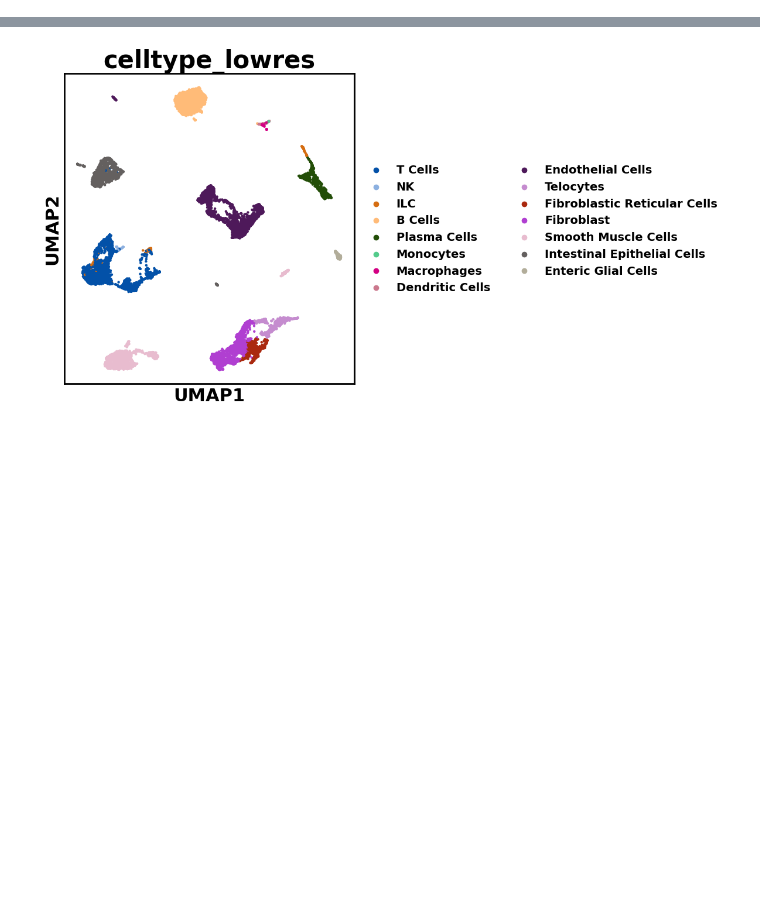
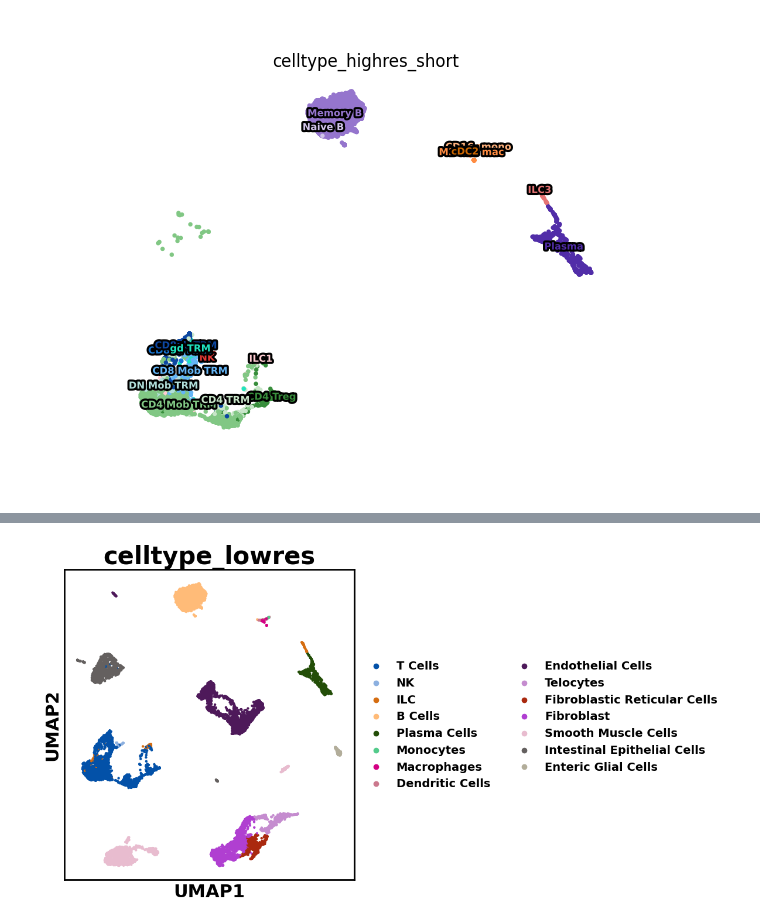
Before and after one commit to Ran-x2/gut-liver-whole-tissue, a Jupyter notebook: gut_visualization.ipynb, the cells around one changed output, grey strips where cells are left out. Drawn from its saved outputs; the diff is of its cells as text; code cells hidden in the pictures; blank space fills up the shorter version.

```diff
--- a/gut_visualization.ipynb
+++ b/gut_visualization.ipynb
@@ -39,4 +82,5 @@ adata = sc.read_h5ad(r"gut_annotated.h5ad")
 # %%
 adata.obs['Donor ID'] = adata.obs['batch']
 # %%
-adata.obs['Donor ID'] = adata.obs['Donor ID'].map({'3':'Donor AJD3280','4':'Donor AJG2309','5':'Donor AJKQ118'})
+# adata.obs['Donor ID'] = adata.obs['Donor ID'].map({'3':'Donor AJD3280','4':'Donor AJG2309','5':'Donor AJKQ118'})
+adata.obs['Donor ID'] = adata.obs['Donor ID'].map({'3':'Donor 1','4':'Donor 2','5':'Donor 3'})
@@ -55,3 +109,11 @@ ordered_celltype=['T Cells','NK','ILC','B Cells', 'Plasma Cells',
                   'Endothelial Cells', 'Telocytes','Fibroblastic Reticular Cells','Fibroblast','Smooth Muscle Cells',
                   'Intestinal Epithelial Cells','Enteric Glial Cells']
 adata.obs['celltype_lowres'] = adata.obs['celltype_lowres'].cat.reorder_categories(ordered_celltype)
+# %%
+adata_immune = adata[adata.obs['celltype_lowres'].isin(['T Cells','NK','ILC','B Cells', 'Plasma Cells',
+                  'Monocytes','Macrophages','Dendritic Cells'])]
+adata_nonimmune = adata[~adata.obs['celltype_lowres'].isin(['T Cells','NK','ILC','B Cells', 'Plasma Cells',
+                  'Monocytes','Macrophages','Dendritic Cells'])]
+# %%
+adata_immune.obs['celltype_highres']=adata_immune.obs['celltype_highres'].replace({'TCRab CD8 TRM':'TCRab CD8ab TRM',
+                                                                                   'TCRab CD8 Mobile TRM':'TCRab CD8ab Mobile TRM'})
@@ -57,0 +187,83 @@ adata.obs['celltype_lowres'] = adata.obs['celltype_lowres'].cat.reorder_categori
+# %%
+%matplotlib widget
+import ipympl
+import matplotlib.collections as mcoll
+from adjustText import adjust_text
+import matplotlib.patheffects as PathEffects
+
+class DraggableText:
+    def __init__(self, text):
+        self.text = text
+        text.set_picker(True)  # enable pick events on the text
+        self.press = None
+        # connect pick event
+        text.figure.canvas.mpl_connect('pick_event', self.on_pick)
+
+    def on_pick(self, event):
+        if event.artist is not self.text: return
+        x0, y0 = self.text.get_position()
+        xpress, ypress = event.mouseevent.xdata, event.mouseevent.ydata
+        self.press = (x0, y0, xpress, ypress)
+        # connect motion and release
+        self.cidmotion = self.text.figure.canvas.mpl_connect(
+            'motion_notify_event', self.on_motion)
+        self.cidrelease = self.text.figure.canvas.mpl_connect(
+            'button_release_event', self.on_release)
+
+    def on_motion(self, event):
+        if self.press is None or event.xdata is None: return
+        x0, y0, xpress, ypress = self.press
+        dx, dy = event.xdata - xpress, event.ydata - ypress
+        self.text.set_position((x0 + dx, y0 + dy))
+        self.text.figure.canvas.draw_idle()
+
+    def on_release(self, event):
+        # disconnect the motion/release callbacks
+        self.text.figure.canvas.mpl_disconnect(self.cidmotion)
+        self.text.figure.canvas.mpl_disconnect(self.cidrelease)
+        self.press = None
+
+fig = sc.pl.umap(
+    adata_immune,
+    color='celltype_highres_short',
+    size=40,
+    ncols=1,
+    palette=gut_immune_palette,
+    return_fig=True,
+    legend_fontsize='x-small',
+    legend_loc='on data',
+    frameon=False
+)
+
+axes = fig.get_axes()
+for ax in axes:
+    # grab the scatter PathCollections
+    scatter_objs = [
+        coll for coll in ax.collections
+        if isinstance(coll, mcoll.PathCollection)
+    ]
+    # grab all the Text labels
+    texts = ax.texts
+
+    for i, txt in enumerate(texts):
+        label = txt.get_text()                       # e.g. 'CD16- mono'
+        facecolor = gut_immune_palette[i]        # grab the correct HEX
+        txt.set_color(facecolor)                     # set the text fill
+        txt.set_path_effects([                       # add a black outline
+            PathEffects.withStroke(linewidth=3, foreground='black')
+        ])
+    draggables = [DraggableText(txt) for txt in texts]
+    #     adjust_text(
+#         texts,
+#         ax=ax,
+#         avoid_objects=scatter_objs,    # ← use this kwarg
+#         expand_points=(3, 3),          # ← inflate point bboxes by 3×
+#         expand_objects=(1.2, 1.2),     # ← optional, inflate artist bboxes
+#         arrowprops=dict(arrowstyle='->', color='gray'),
+#         only_move={'points':'y','text':'xy'},
+#         force_text=(0.1, 0.25),
+#         force_points=(0.1, 0.25),
+#         save_steps=False
+#     )
+# %% [output]
+[figure, added]
```
Also changed, not shown: parts of 35 cells of this notebook, 1 other file.
